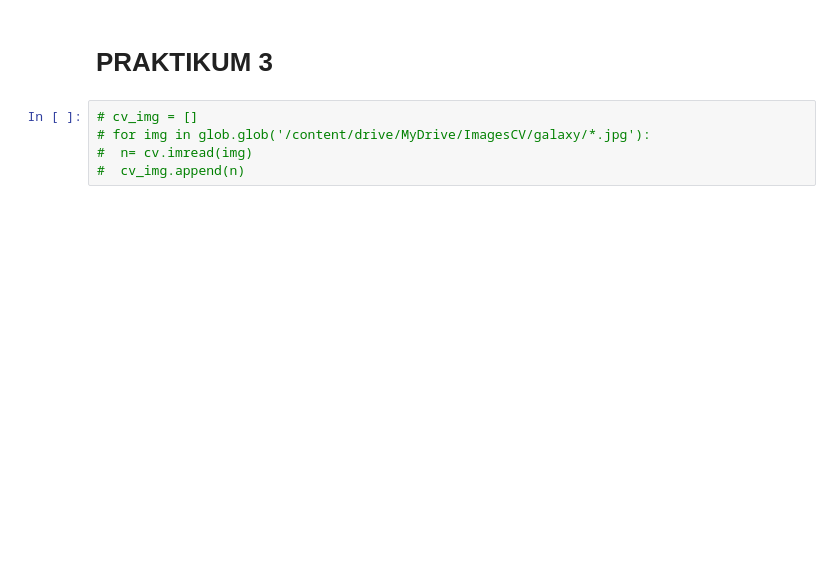
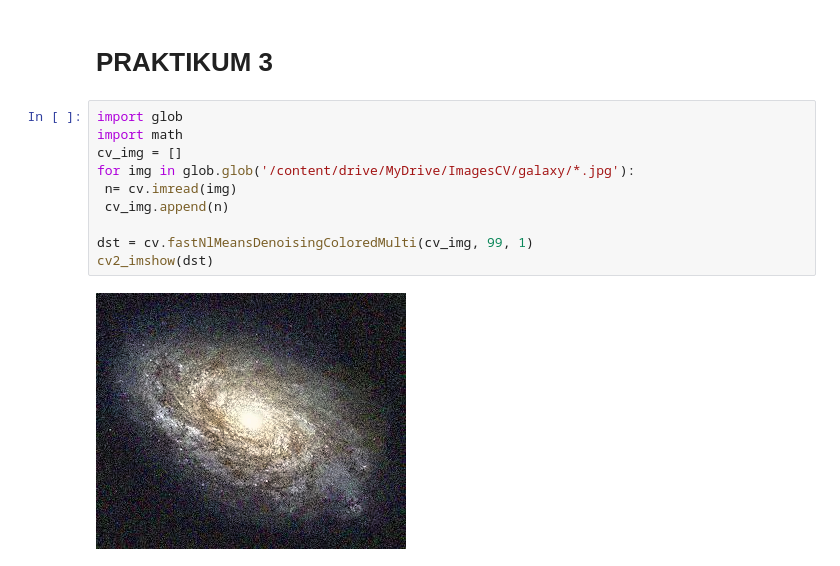
Before and after one commit to daffavcd/ComputerVision-Introduction, a Jupyter notebook: Week5.ipynb, the cells around one changed output. Saved outputs shown, nothing was run; the diff lists cells and outputs as text; blank space fills up the shorter version.

```diff
--- a/Week5.ipynb
+++ b/Week5.ipynb
@@ -69,7 +69,14 @@ Masukkan nilai Bit Depth: 1
 # %% [markdown]
 # PRAKTIKUM 3
 # %%
-# cv_img = []
-# for img in glob.glob('/content/drive/MyDrive/ImagesCV/galaxy/*.jpg'):
-#  n= cv.imread(img)
-#  cv_img.append(n)
+import glob
+import math
+cv_img = []
+for img in glob.glob('/content/drive/MyDrive/ImagesCV/galaxy/*.jpg'):
+ n= cv.imread(img)
+ cv_img.append(n)
+
+dst = cv.fastNlMeansDenoisingColoredMulti(cv_img, 99, 1)
+cv2_imshow(dst)
+# %% [output]
+[figure, added]
```
Also changed, not shown: parts of 5 cells of this notebook.
